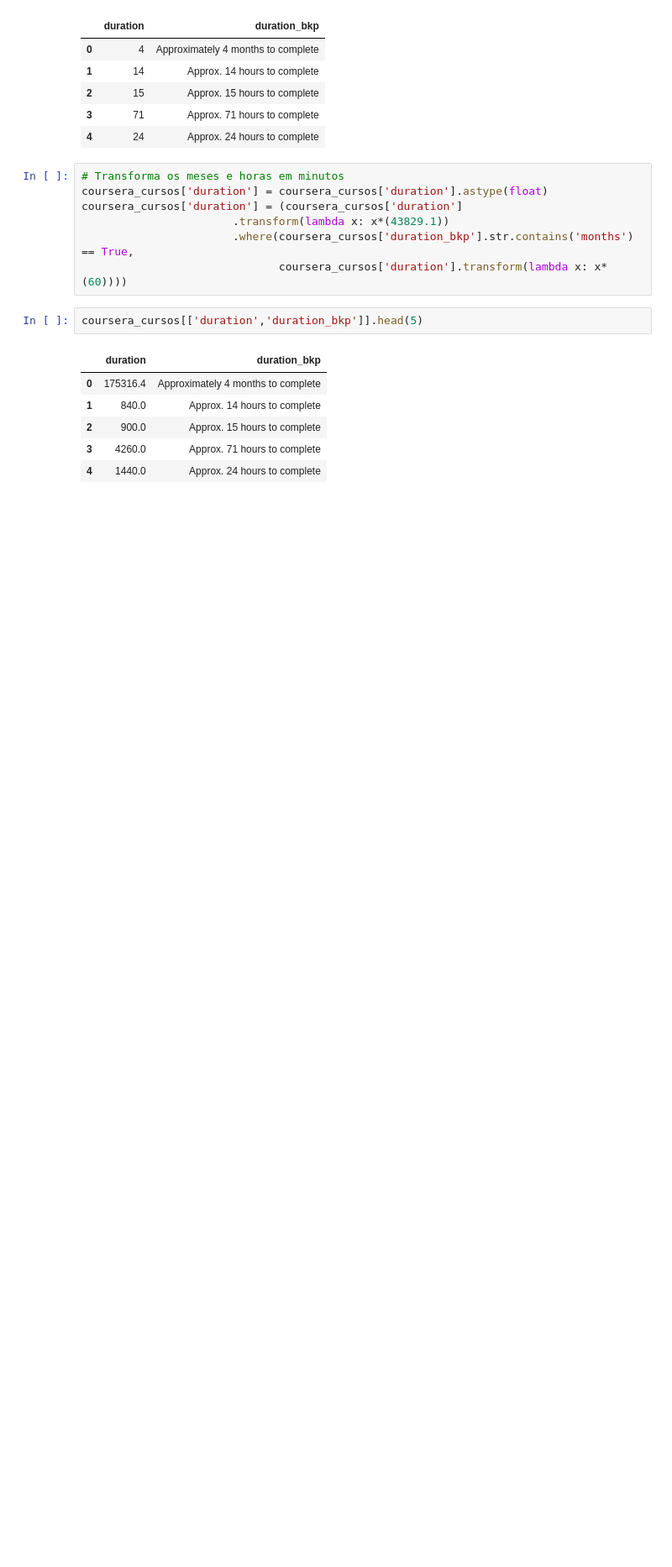
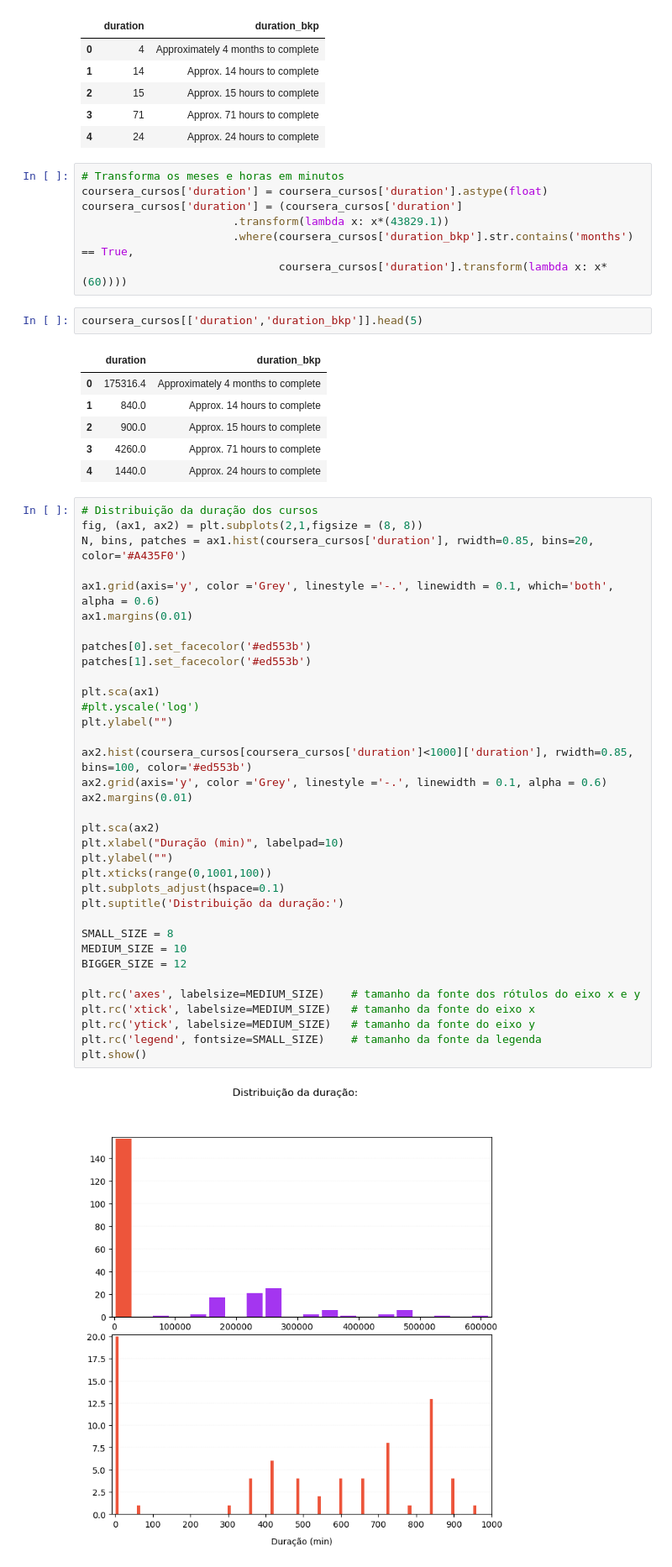
Before and after one commit to ismailymendes/mooc_udemy_coursera, a Jupyter notebook: mooc_udemy_coursera.ipynb, the cells around one changed output. Shown: that part at 84% size. Saved outputs shown, nothing was run; the diff lists cells and outputs as text; blank space fills up the shorter version.

```diff
--- a/mooc_udemy_coursera.ipynb
+++ b/mooc_udemy_coursera.ipynb
@@ -710,3 +710,40 @@ coursera_cursos[['duration','duration_bkp']].head(5)
 | 2 | 900.0 | Approx. 15 hours to complete |
 | 3 | 4260.0 | Approx. 71 hours to complete |
 | 4 | 1440.0 | Approx. 24 hours to complete |
+# %%
+# Distribuição da duração dos cursos
+fig, (ax1, ax2) = plt.subplots(2,1,figsize = (8, 8))
+N, bins, patches = ax1.hist(coursera_cursos['duration'], rwidth=0.85, bins=20, color='#A435F0')
+
+ax1.grid(axis='y', color ='Grey', linestyle ='-.', linewidth = 0.1, which='both', alpha = 0.6)
+ax1.margins(0.01)
+
+patches[0].set_facecolor('#ed553b')
+patches[1].set_facecolor('#ed553b')
+
+plt.sca(ax1)
+#plt.yscale('log')
+plt.ylabel("")
+
+ax2.hist(coursera_cursos[coursera_cursos['duration']<1000]['duration'], rwidth=0.85, bins=100, color='#ed553b')
+ax2.grid(axis='y', color ='Grey', linestyle ='-.', linewidth = 0.1, alpha = 0.6)
+ax2.margins(0.01)
+
+plt.sca(ax2)
+plt.xlabel("Duração (min)", labelpad=10)
+plt.ylabel("")
+plt.xticks(range(0,1001,100))
+plt.subplots_adjust(hspace=0.1)
+plt.suptitle('Distribuição da duração:')
+
+SMALL_SIZE = 8
+MEDIUM_SIZE = 10
+BIGGER_SIZE = 12
+
+plt.rc('axes', labelsize=MEDIUM_SIZE)    # tamanho da fonte dos rótulos do eixo x e y
+plt.rc('xtick', labelsize=MEDIUM_SIZE)   # tamanho da fonte do eixo x
+plt.rc('ytick', labelsize=MEDIUM_SIZE)   # tamanho da fonte do eixo y
+plt.rc('legend', fontsize=SMALL_SIZE)    # tamanho da fonte da legenda
+plt.show()
+# %% [output]
+[figure, added]
```
Also changed, not shown: parts of 1 cell of this notebook.
